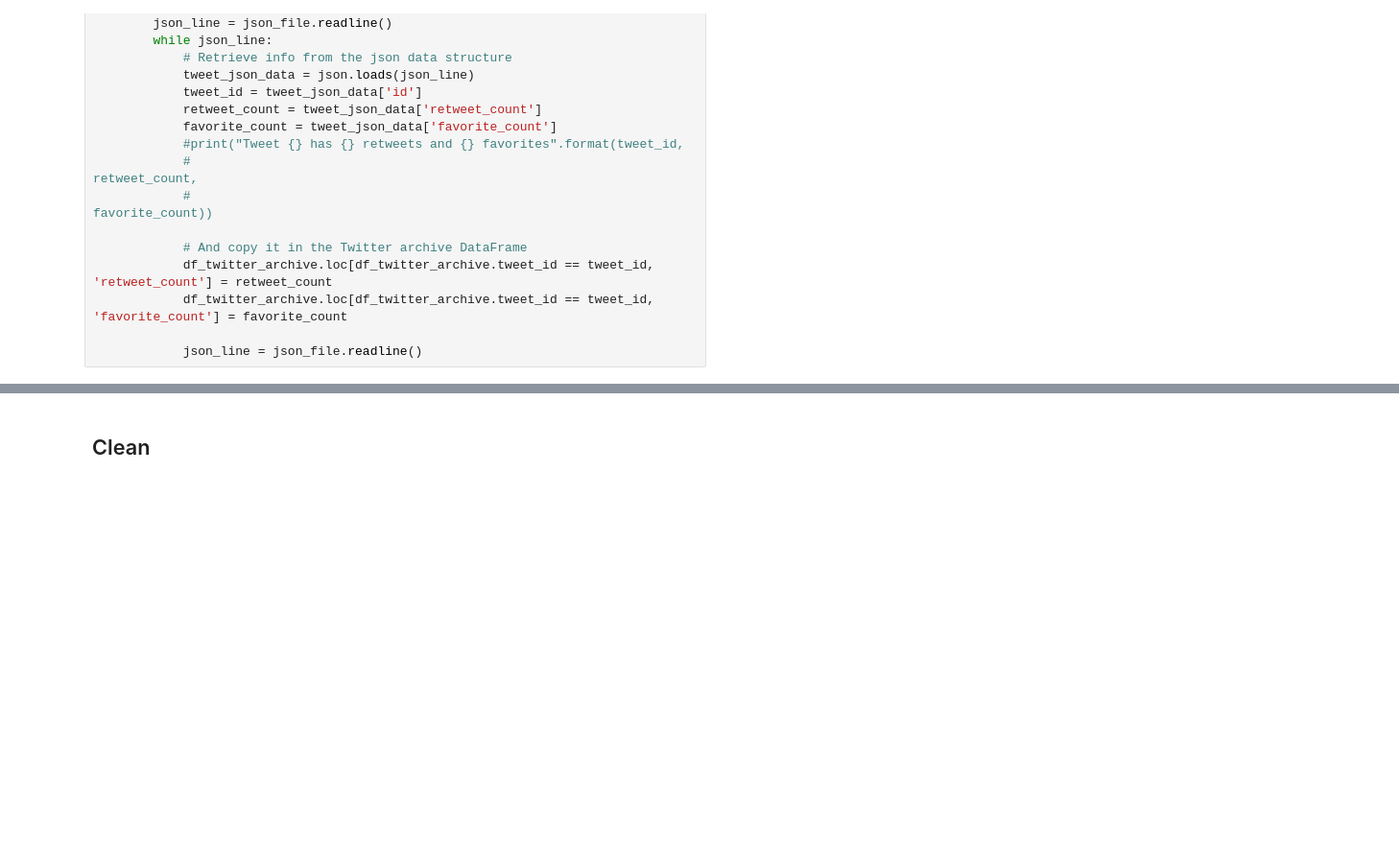
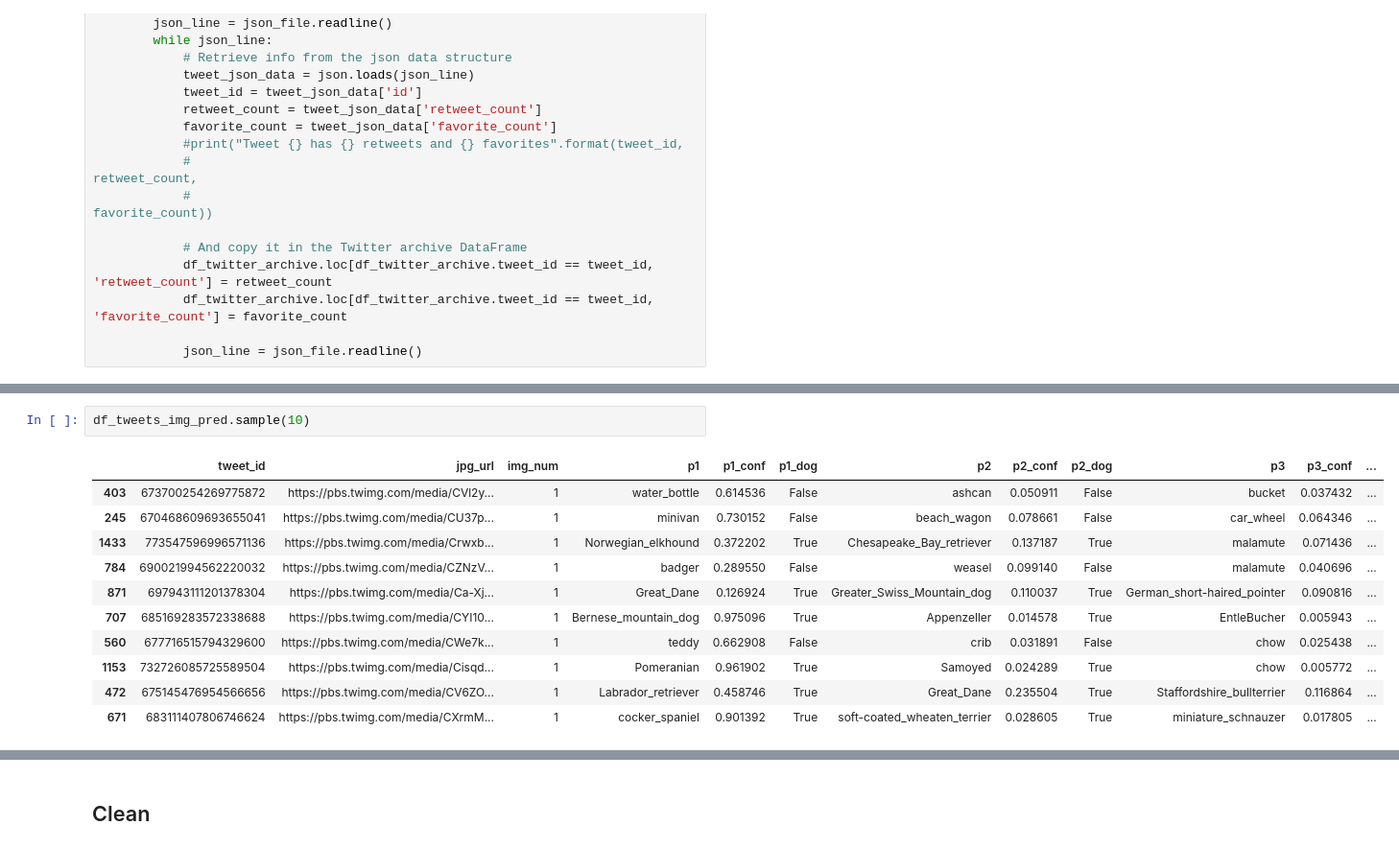
Before and after one commit to Simonmaignan/udacity-data-analysis, a Jupyter notebook: project-wrangle-tweets/wrangle_act.ipynb, the cells around one changed output, grey strips where cells are left out. Shown at 96% size. Saved outputs shown, nothing was run; the diff lists cells and outputs as text; blank space fills up the shorter version.

```diff
--- a/project-wrangle-tweets/wrangle_act.ipynb
+++ b/project-wrangle-tweets/wrangle_act.ipynb
@@ -132,0 +225,14 @@ df_twitter_archive.info()
+# %%
+df_tweets_img_pred.sample(10)
+# %% [output]
+|  | tweet_id | jpg_url | img_num | p1 | p1_conf | p1_dog | p2 | p2_conf | p2_dog | p3 | p3_conf | ... |
+| 403 | 673700254269775872 | https://pbs.twimg.com/media/CVl2y... | 1 | water_bottle | 0.614536 | False | ashcan | 0.050911 | False | bucket | 0.037432 | ... |
+| 245 | 670468609693655041 | https://pbs.twimg.com/media/CU37p... | 1 | minivan | 0.730152 | False | beach_wagon | 0.078661 | False | car_wheel | 0.064346 | ... |
+| 1433 | 773547596996571136 | https://pbs.twimg.com/media/Crwxb... | 1 | Norwegian_elkhound | 0.372202 | True | Chesapeake_Bay_retriever | 0.137187 | True | malamute | 0.071436 | ... |
+| 784 | 690021994562220032 | https://pbs.twimg.com/media/CZNzV... | 1 | badger | 0.289550 | False | weasel | 0.099140 | False | malamute | 0.040696 | ... |
+| 871 | 697943111201378304 | https://pbs.twimg.com/media/Ca-Xj... | 1 | Great_Dane | 0.126924 | True | Greater_Swiss_Mountain_dog | 0.110037 | True | German_short-haired_pointer | 0.090816 | ... |
+| 707 | 685169283572338688 | https://pbs.twimg.com/media/CYI10... | 1 | Bernese_mountain_dog | 0.975096 | True | Appenzeller | 0.014578 | True | EntleBucher | 0.005943 | ... |
+| 560 | 677716515794329600 | https://pbs.twimg.com/media/CWe7k... | 1 | teddy | 0.662908 | False | crib | 0.031891 | False | chow | 0.025438 | ... |
+| 1153 | 732726085725589504 | https://pbs.twimg.com/media/Cisqd... | 1 | Pomeranian | 0.961902 | True | Samoyed | 0.024289 | True | chow | 0.005772 | ... |
+| 472 | 675145476954566656 | https://pbs.twimg.com/media/CV6ZO... | 1 | Labrador_retriever | 0.458746 | True | Great_Dane | 0.235504 | True | Staffordshire_bullterrier | 0.116864 | ... |
+| 671 | 683111407806746624 | https://pbs.twimg.com/media/CXrmM... | 1 | cocker_spaniel | 0.901392 | True | soft-coated_wheaten_terrier | 0.028605 | True | miniature_schnauzer | 0.017805 | ... |
```
Also changed, not shown: parts of 11 cells of this notebook.
